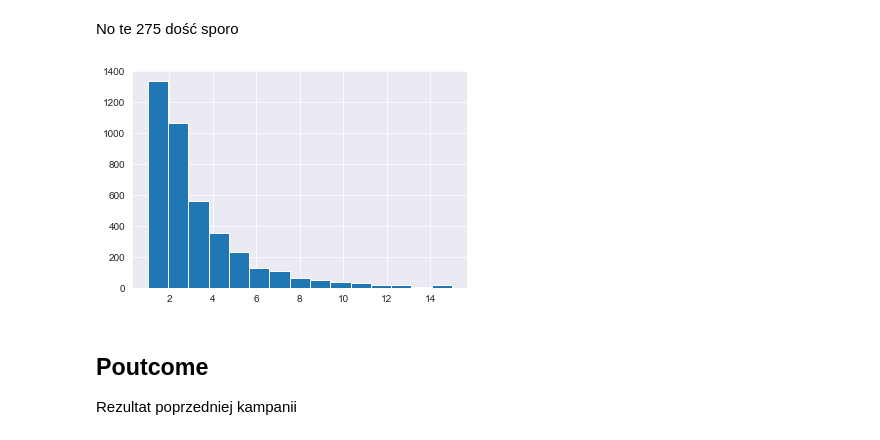
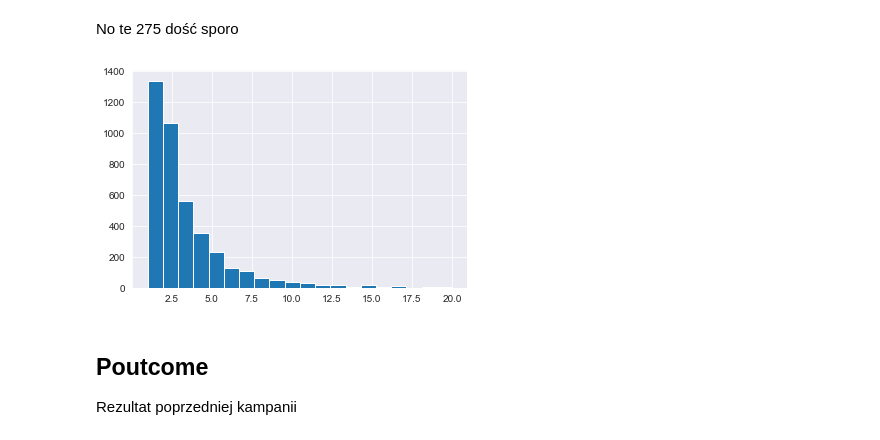
Before and after one commit to MajshiJD/ML_proj2, a Jupyter notebook: Maciej.ipynb, the cells around one changed output. Drawn from its saved outputs; the diff is of its cells as text; code cells hidden in the pictures.

```diff
--- a/Maciej.ipynb
+++ b/Maciej.ipynb
@@ -226,10 +230,10 @@ Name: previous, Length: 22152, dtype: int64
 # %% [markdown]
 No te 275 dość sporo
 # %%
-df[(df.previous != 0) & (df.previous <= 15)].previous.hist(bins=15)
+df[(df.previous != 0) & (df.previous <= 20)].previous.hist(bins=20)
 plt.show()
 # %% [output]
-[figure, old version]
+[figure, new version]
 # %% [markdown]
 ## Poutcome
 
```
Also changed, not shown: parts of 20 cells of this notebook.
